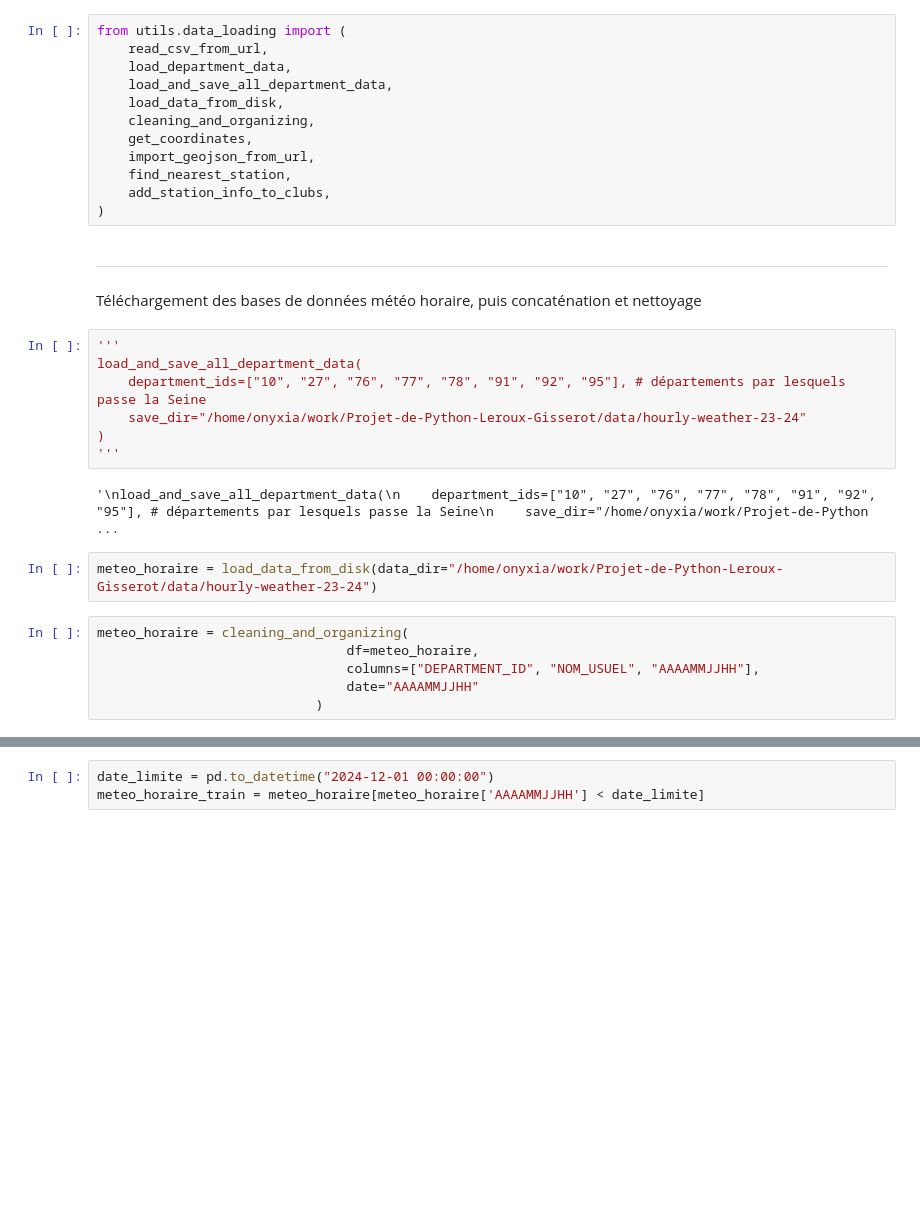
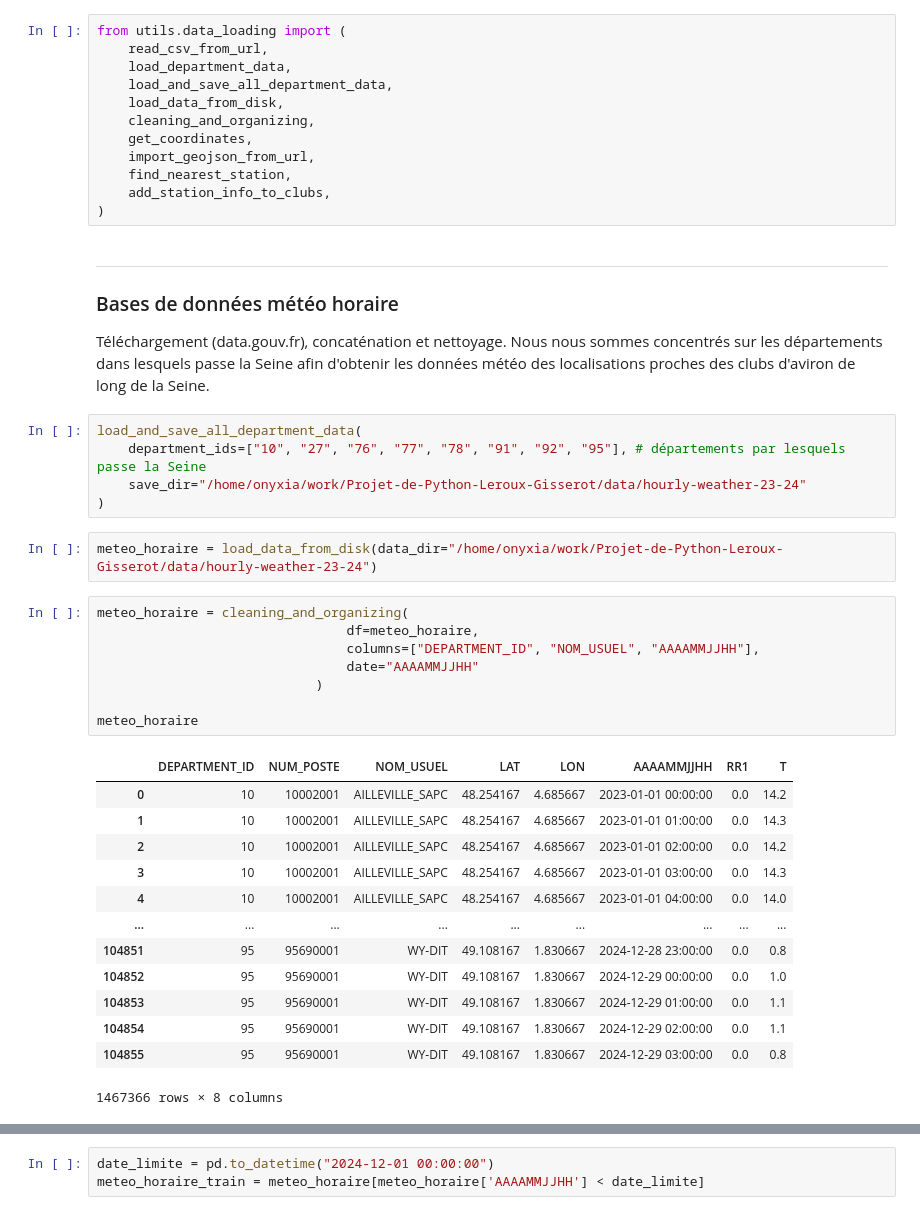
Before and after one commit to vadim-gisserot/Projet-de-Python-Leroux-Gisserot, a Jupyter notebook: notebooks/Compte-rendu de l'analyse.ipynb, the cells around one changed output, grey strips where cells are left out. Cells and saved outputs as stored; diff of their text form; blank space fills up the shorter version.

Commit message:
Révision jusqu'à data hydro

```diff
--- a/notebooks/draft2.ipynb
+++ b/notebooks/Compte-rendu de l'analyse.ipynb
@@ -47,23 +58,36 @@ from utils.data_loading import (
 # %% [markdown]
 ---
 
-Téléchargement des bases de données météo horaire, puis concaténation et nettoyage
+### Bases de données météo horaire
+Téléchargement (data.gouv.fr), concaténation et nettoyage. Nous nous sommes concentrés sur les départements dans lesquels passe la Seine afin d'obtenir les données météo des localisations proches des clubs d'aviron de long de la Seine.
 # %%
-'''
 load_and_save_all_department_data(
     department_ids=["10", "27", "76", "77", "78", "91", "92", "95"], # départements par lesquels passe la Seine
     save_dir="/home/onyxia/work/Projet-de-Python-Leroux-Gisserot/data/hourly-weather-23-24"
 )
-'''
-# %% [output]
-'\nload_and_save_all_department_data(\n    department_ids=["10", "27", "76", "77", "78", "91", "92", "95"], # départements par lesquels passe la Seine\n    save_dir="/home/onyxia/work/Projet-de-Python ...
 # %%
 meteo_horaire = load_data_from_disk(data_dir="/home/onyxia/work/Projet-de-Python-Leroux-Gisserot/data/hourly-weather-23-24")
 # %%
 meteo_horaire = cleaning_and_organizing(
                                 df=meteo_horaire,
                                 columns=["DEPARTMENT_ID", "NOM_USUEL", "AAAAMMJJHH"],
                                 date="AAAAMMJJHH"
                             )
+
+meteo_horaire
+# %% [output]
+|  | DEPARTMENT_ID | NUM_POSTE | NOM_USUEL | LAT | LON | AAAAMMJJHH | RR1 | T |
+| 0 | 10 | 10002001 | AILLEVILLE_SAPC | 48.254167 | 4.685667 | 2023-01-01 00:00:00 | 0.0 | 14.2 |
+| 1 | 10 | 10002001 | AILLEVILLE_SAPC | 48.254167 | 4.685667 | 2023-01-01 01:00:00 | 0.0 | 14.3 |
+| 2 | 10 | 10002001 | AILLEVILLE_SAPC | 48.254167 | 4.685667 | 2023-01-01 02:00:00 | 0.0 | 14.2 |
+| 3 | 10 | 10002001 | AILLEVILLE_SAPC | 48.254167 | 4.685667 | 2023-01-01 03:00:00 | 0.0 | 14.3 |
+| 4 | 10 | 10002001 | AILLEVILLE_SAPC | 48.254167 | 4.685667 | 2023-01-01 04:00:00 | 0.0 | 14.0 |
+| ... | ... | ... | ... | ... | ... | ... | ... | ... |
+| 104851 | 95 | 95690001 | WY-DIT | 49.108167 | 1.830667 | 2024-12-28 23:00:00 | 0.0 | 0.8 |
+| 104852 | 95 | 95690001 | WY-DIT | 49.108167 | 1.830667 | 2024-12-29 00:00:00 | 0.0 | 1.0 |
+| 104853 | 95 | 95690001 | WY-DIT | 49.108167 | 1.830667 | 2024-12-29 01:00:00 | 0.0 | 1.1 |
+| 104854 | 95 | 95690001 | WY-DIT | 49.108167 | 1.830667 | 2024-12-29 02:00:00 | 0.0 | 1.1 |
+| 104855 | 95 | 95690001 | WY-DIT | 49.108167 | 1.830667 | 2024-12-29 03:00:00 | 0.0 | 0.8 |
+1467366 rows × 8 columns
 # %% [markdown]
 Le dataframe meteo_horaire contient les colonnes suivantes :
```
Also changed, not shown: parts of 16 cells of this notebook, 10 other files.
